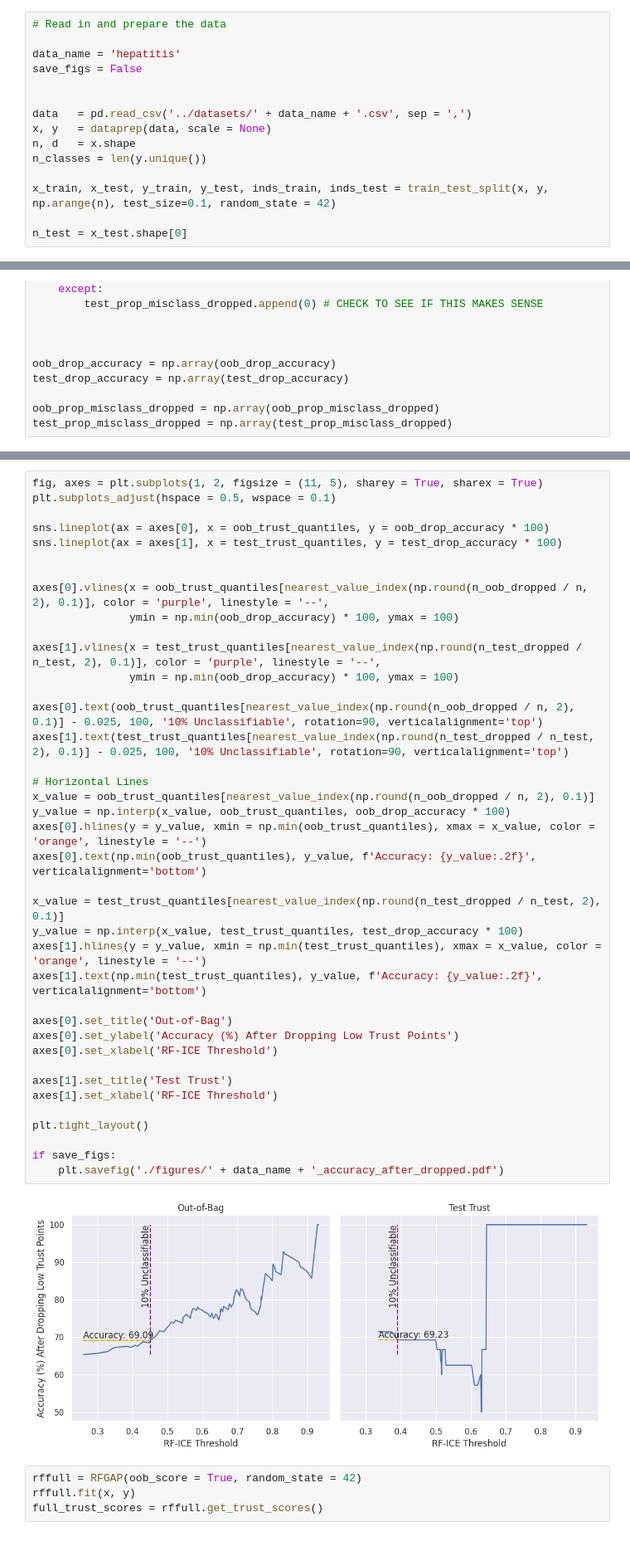
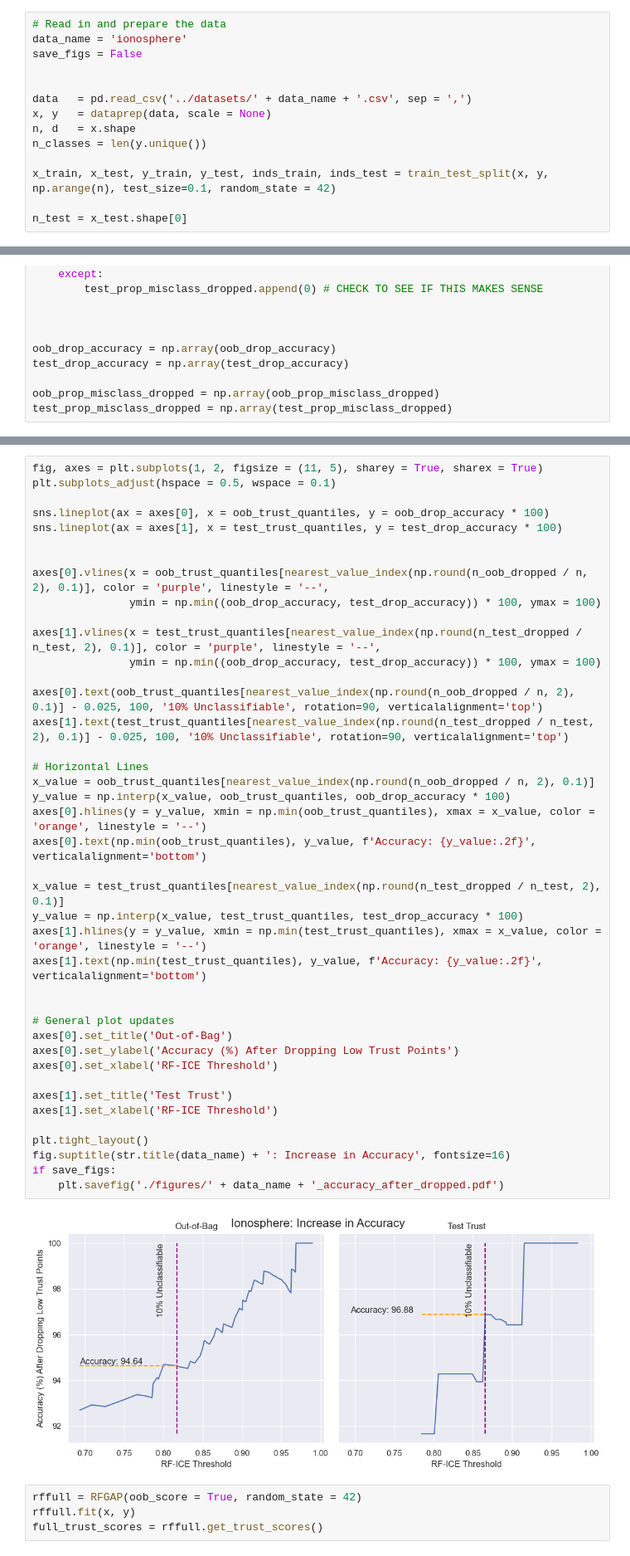
Before and after one commit to jakerhodes/RF-GAP-Python, a Jupyter notebook: trust_score_plots.ipynb, the cells around one changed output, grey strips where cells are left out. Shown at 83% size. Cells and saved outputs as stored; diff of their text form.

Commit message:
update paper figures

```diff
--- a/trust_score_plots.ipynb
+++ b/trust_score_plots.ipynb
@@ -12,8 +12,7 @@ from sklearn.model_selection import train_test_split
 from sklearn.preprocessing import MinMaxScaler
 # %%
 # Read in and prepare the data
-
-data_name = 'hepatitis'
+data_name = 'ionosphere'
 save_figs = False
 
 
@@ -274,38 +208,40 @@ sns.lineplot(ax = axes[1], x = test_trust_quantiles, y = test_drop_accuracy * 10
 
 
 axes[0].vlines(x = oob_trust_quantiles[nearest_value_index(np.round(n_oob_dropped / n, 2), 0.1)], color = 'purple', linestyle = '--',
-               ymin = np.min(oob_drop_accuracy) * 100, ymax = 100)
+               ymin = np.min((oob_drop_accuracy, test_drop_accuracy)) * 100, ymax = 100)
 
 axes[1].vlines(x = test_trust_quantiles[nearest_value_index(np.round(n_test_dropped / n_test, 2), 0.1)], color = 'purple', linestyle = '--',
-               ymin = np.min(oob_drop_accuracy) * 100, ymax = 100)
+               ymin = np.min((oob_drop_accuracy, test_drop_accuracy)) * 100, ymax = 100)
 
 axes[0].text(oob_trust_quantiles[nearest_value_index(np.round(n_oob_dropped / n, 2), 0.1)] - 0.025, 100, '10% Unclassifiable', rotation=90, verticalalignment='top')
 axes[1].text(test_trust_quantiles[nearest_value_index(np.round(n_test_dropped / n_test, 2), 0.1)] - 0.025, 100, '10% Unclassifiable', rotation=90, verticalalignment='top')
 
 # Horizontal Lines
 x_value = oob_trust_quantiles[nearest_value_index(np.round(n_oob_dropped / n, 2), 0.1)]
 y_value = np.interp(x_value, oob_trust_quantiles, oob_drop_accuracy * 100)
 axes[0].hlines(y = y_value, xmin = np.min(oob_trust_quantiles), xmax = x_value, color = 'orange', linestyle = '--')
 axes[0].text(np.min(oob_trust_quantiles), y_value, f'Accuracy: {y_value:.2f}', verticalalignment='bottom')
 
 x_value = test_trust_quantiles[nearest_value_index(np.round(n_test_dropped / n_test, 2), 0.1)]
 y_value = np.interp(x_value, test_trust_quantiles, test_drop_accuracy * 100)
 axes[1].hlines(y = y_value, xmin = np.min(test_trust_quantiles), xmax = x_value, color = 'orange', linestyle = '--')
 axes[1].text(np.min(test_trust_quantiles), y_value, f'Accuracy: {y_value:.2f}', verticalalignment='bottom')
 
+
+# General plot updates
 axes[0].set_title('Out-of-Bag')
 axes[0].set_ylabel('Accuracy (%) After Dropping Low Trust Points')
 axes[0].set_xlabel('RF-ICE Threshold')
 
 axes[1].set_title('Test Trust')
 axes[1].set_xlabel('RF-ICE Threshold')
 
 plt.tight_layout()
-
+fig.suptitle(str.title(data_name) + ': Increase in Accuracy', fontsize=16)
 if save_figs:
     plt.savefig('./figures/' + data_name + '_accuracy_after_dropped.pdf')
 # %% [output]
-[figure, old version]
+[figure, new version]
 # %%
 rffull = RFGAP(oob_score = True, random_state = 42)
 rffull.fit(x, y)
```
Also changed, not shown: parts of 15 cells of this notebook, 33 other files.
